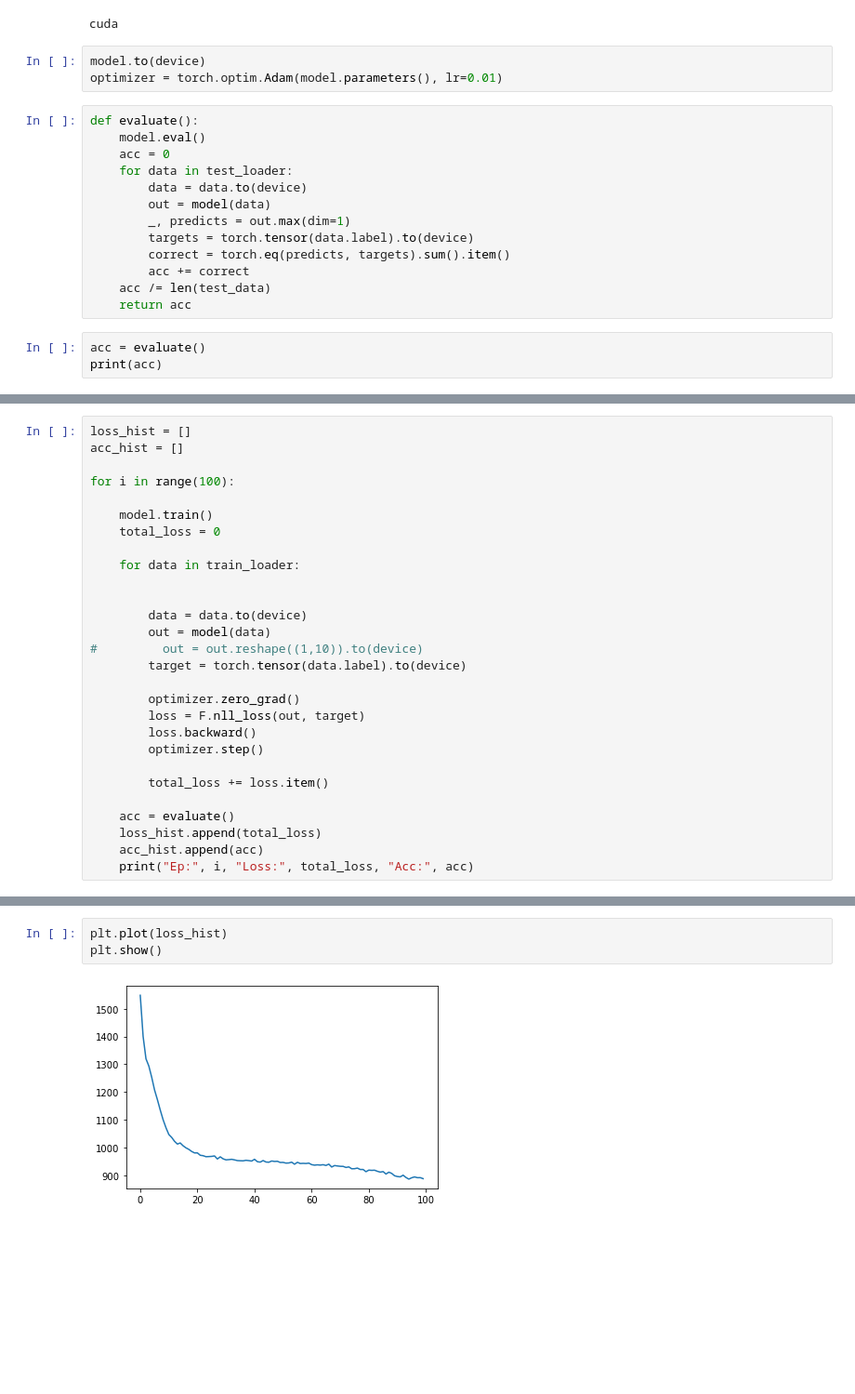
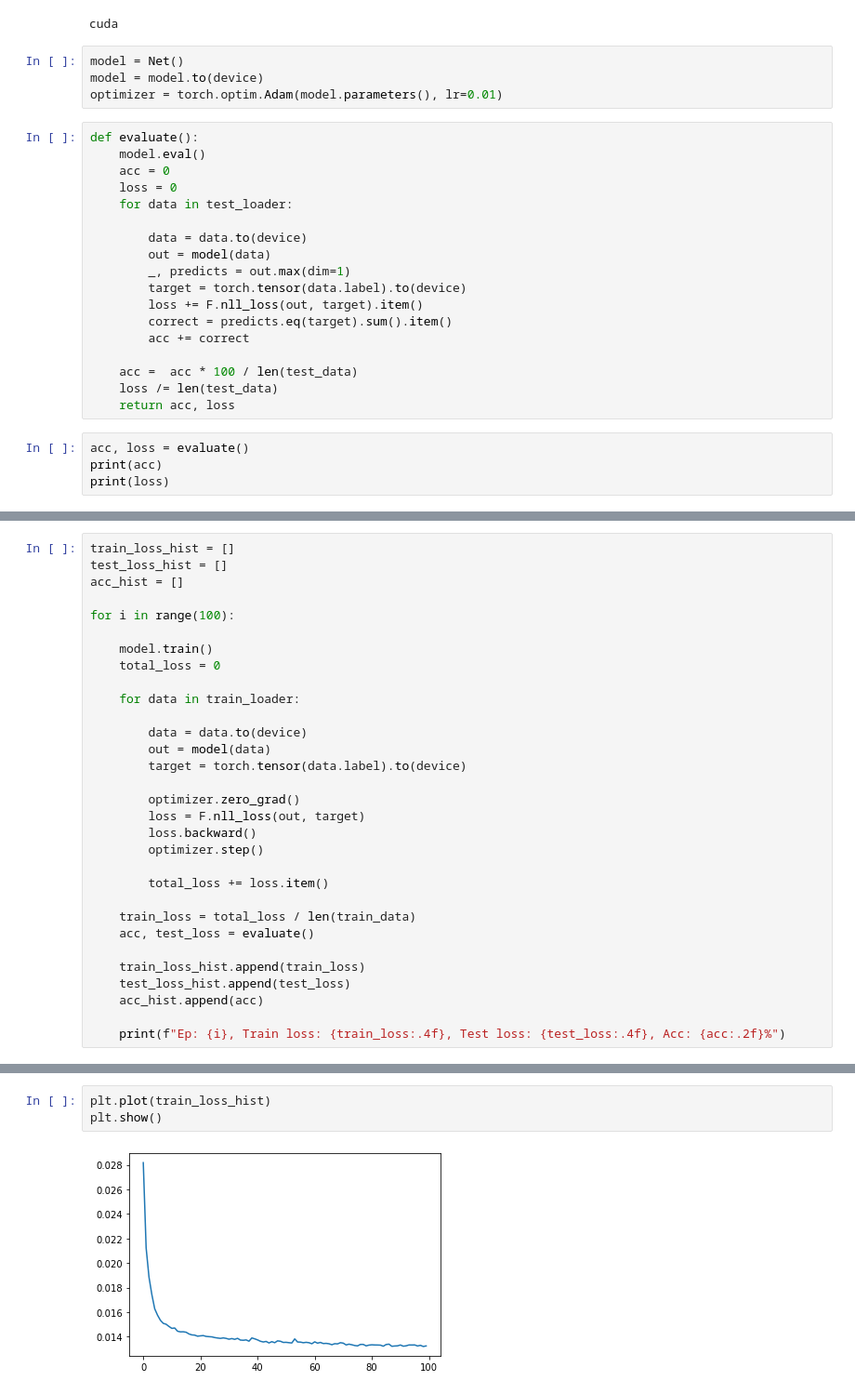
Before and after one commit to ashleve/geometric_deep_learning, a Jupyter notebook: GCNN_mnist_superpixels.ipynb, the cells around one changed output, grey strips where cells are left out. Shown at 93% size. Drawn from its saved outputs; the diff is of its cells as text; blank space fills up the shorter version.

```diff
--- a/GCNN_mnist_superpixels.ipynb
+++ b/GCNN_mnist_superpixels.ipynb
@@ -72,22 +70,29 @@ print(device)
 # %% [output]
 cuda
 # %%
-model.to(device)
+model = Net()
+model = model.to(device)
 optimizer = torch.optim.Adam(model.parameters(), lr=0.01)
 # %%
 def evaluate():
     model.eval()
     acc = 0
+    loss = 0
     for data in test_loader:
+
         data = data.to(device)
         out = model(data)
         _, predicts = out.max(dim=1)
-        targets = torch.tensor(data.label).to(device)
-        correct = torch.eq(predicts, targets).sum().item()
+        target = torch.tensor(data.label).to(device)
+        loss += F.nll_loss(out, target).item()
+        correct = predicts.eq(target).sum().item()
         acc += correct
-    acc /= len(test_data)
-    return acc
+
+    acc =  acc * 100 / len(test_data)
+    loss /= len(test_data)
+    return acc, loss
 # %%
-acc = evaluate()
+acc, loss = evaluate()
 print(acc)
+print(loss)
 # %% [output]
@@ -95,5 +101,6 @@ print(acc)
 # %%
-loss_hist = []
+train_loss_hist = []
+test_loss_hist = []
 acc_hist = []
 
 for i in range(100):
@@ -103,10 +110,8 @@ for i in range(100):
 
     for data in train_loader:
 
-
         data = data.to(device)
         out = model(data)
-#         out = out.reshape((1,10)).to(device)
         target = torch.tensor(data.label).to(device)
 
         optimizer.zero_grad()
@@ -116,8 +121,12 @@ for i in range(100):
 
         total_loss += loss.item()
 
-    acc = evaluate()
-    loss_hist.append(total_loss)
+    train_loss = total_loss / len(train_data)
+    acc, test_loss = evaluate()
+
+    train_loss_hist.append(train_loss)
+    test_loss_hist.append(test_loss)
     acc_hist.append(acc)
-    print("Ep:", i, "Loss:", total_loss, "Acc:", acc)
+
+    print(f"Ep: {i}, Train loss: {train_loss:.4f}, Test loss: {test_loss:.4f}, Acc: {acc:.2f}%")
 # %% [output]
@@ -141,5 +150,5 @@ Ep: 99 Loss: 888.084036231041 Acc: 0.7483
 # %%
-plt.plot(loss_hist)
+plt.plot(train_loss_hist)
 plt.show()
 # %% [output]
-[figure, old version]
+[figure, new version]
```
Also changed, not shown: parts of 9 cells of this notebook, 1 other file.
